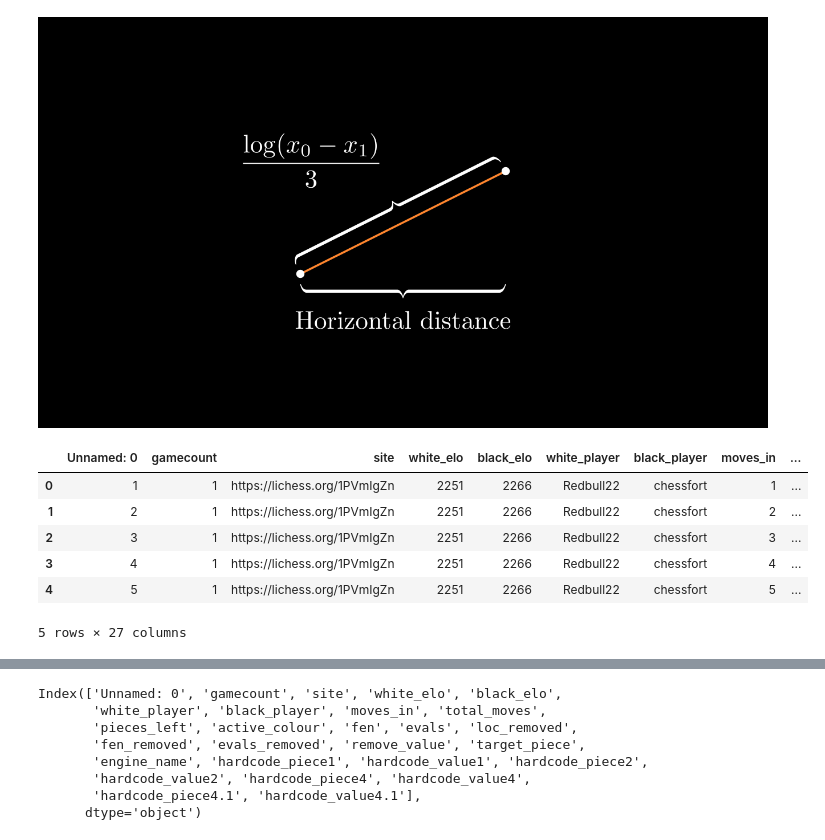
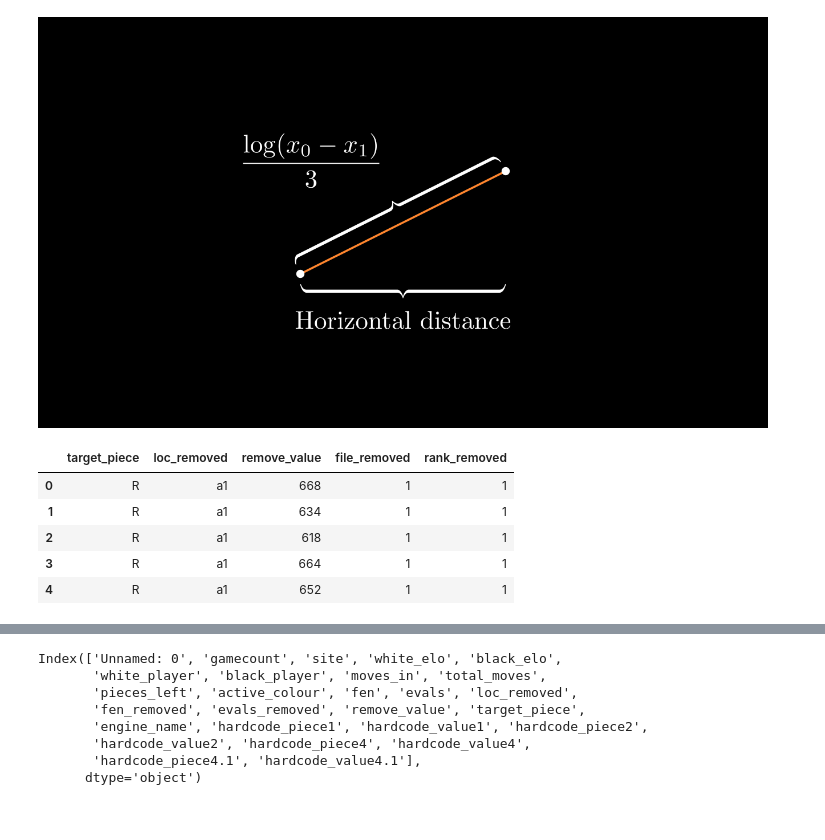
Before and after one commit to Andrew-Girgis/Data-Vizualization, a Jupyter notebook: Assignment2/STAT842_Assignment2.ipynb, the cells around one changed output, grey strips where cells are left out. Saved outputs shown, nothing was run; the diff lists cells and outputs as text; code cells hidden in the pictures.

```diff
--- a/Assignment2/STAT842_Assignment2.ipynb
+++ b/Assignment2/STAT842_Assignment2.ipynb
@@ -55,19 +55,18 @@ Manim Community v0.19.0
 # %%
 # create a dataset for the Chess data
 import numpy as np
 import pandas as pd
 
-data = pd.read_csv("Chess evals 1 piece removed 2024-12-23.csv")
+data = pd.read_csv("dat_chess.csv")
 
 data.head()
 # %% [output]
-|  | Unnamed: 0 | gamecount | site | white_elo | black_elo | white_player | black_player | moves_in | ... |
-| 0 | 1 | 1 | https://lichess.org/1PVmIgZn | 2251 | 2266 | Redbull22 | chessfort | 1 | ... |
-| 1 | 2 | 1 | https://lichess.org/1PVmIgZn | 2251 | 2266 | Redbull22 | chessfort | 2 | ... |
-| 2 | 3 | 1 | https://lichess.org/1PVmIgZn | 2251 | 2266 | Redbull22 | chessfort | 3 | ... |
-| 3 | 4 | 1 | https://lichess.org/1PVmIgZn | 2251 | 2266 | Redbull22 | chessfort | 4 | ... |
-| 4 | 5 | 1 | https://lichess.org/1PVmIgZn | 2251 | 2266 | Redbull22 | chessfort | 5 | ... |
+|  | target_piece | loc_removed | remove_value | file_removed | rank_removed |
+| 0 | R | a1 | 668 | 1 | 1 |
+| 1 | R | a1 | 634 | 1 | 1 |
+| 2 | R | a1 | 618 | 1 | 1 |
+| 3 | R | a1 | 664 | 1 | 1 |
+| 4 | R | a1 | 652 | 1 | 1 |
-5 rows × 27 columns
 # %%
 class ScatterPlot(Scene):
     def construct(self):
```
Also changed, not shown: parts of 5 cells of this notebook, 38 other files.
